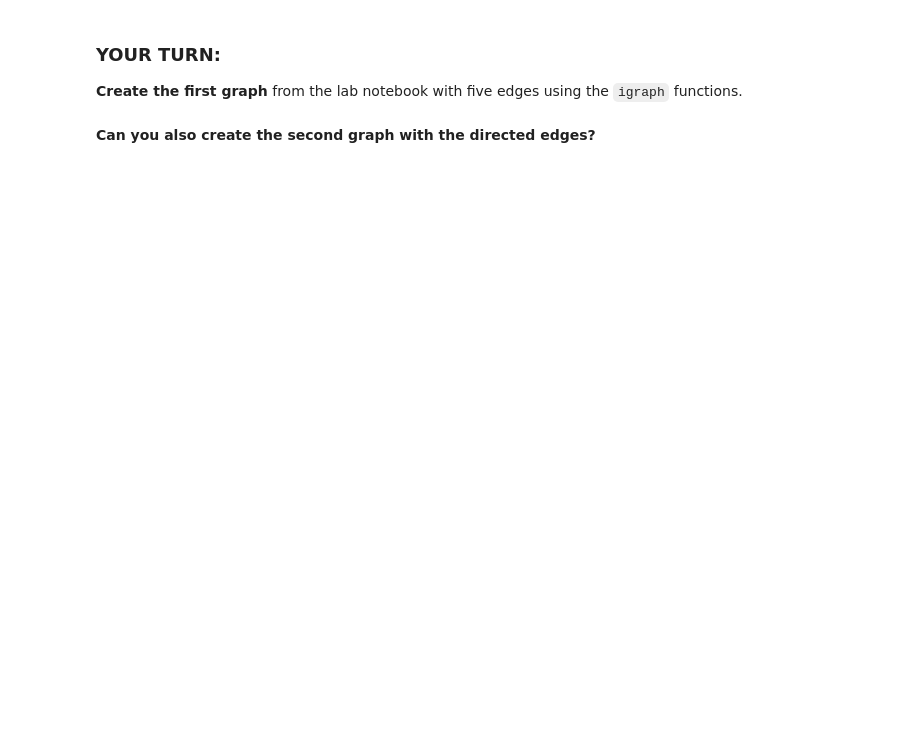
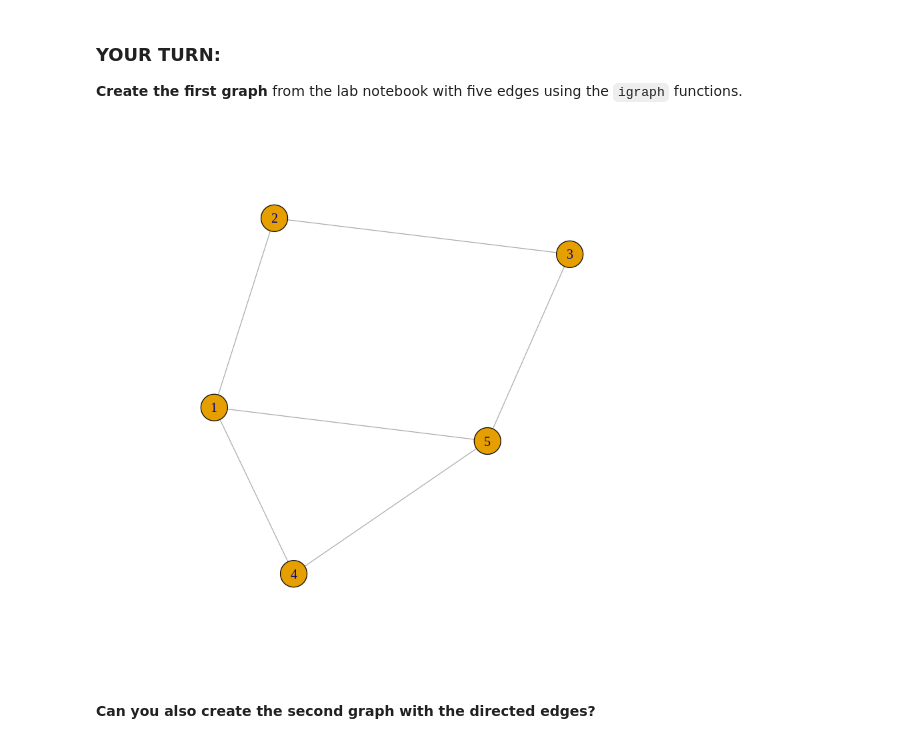
Before and after one commit to BlakeBigG/Big_Data_Visualization_MS, a Jupyter notebook: modules/module7/practices/L7_Network_Practice.ipynb, the cells around one changed output. Saved outputs shown, nothing was run; the diff lists cells and outputs as text; code cells hidden in the pictures; blank space fills up the shorter version.

```diff
--- a/modules/module7/practices/L7_Network_Practice.ipynb
+++ b/modules/module7/practices/L7_Network_Practice.ipynb
@@ -71,2 +94,10 @@ V(g)
+# %%
+edges <- c(1,2, 2,3, 3,5, 5,4, 5,1, 4,1)
+
+g<-graph(edges, n=5, directed=FALSE)
+
+plot(g)
+# %% [output]
+[figure, added]
 # %% [markdown]
 **Can you also create the second graph with the directed edges?**
```
Also changed, not shown: parts of 39 cells of this notebook.
